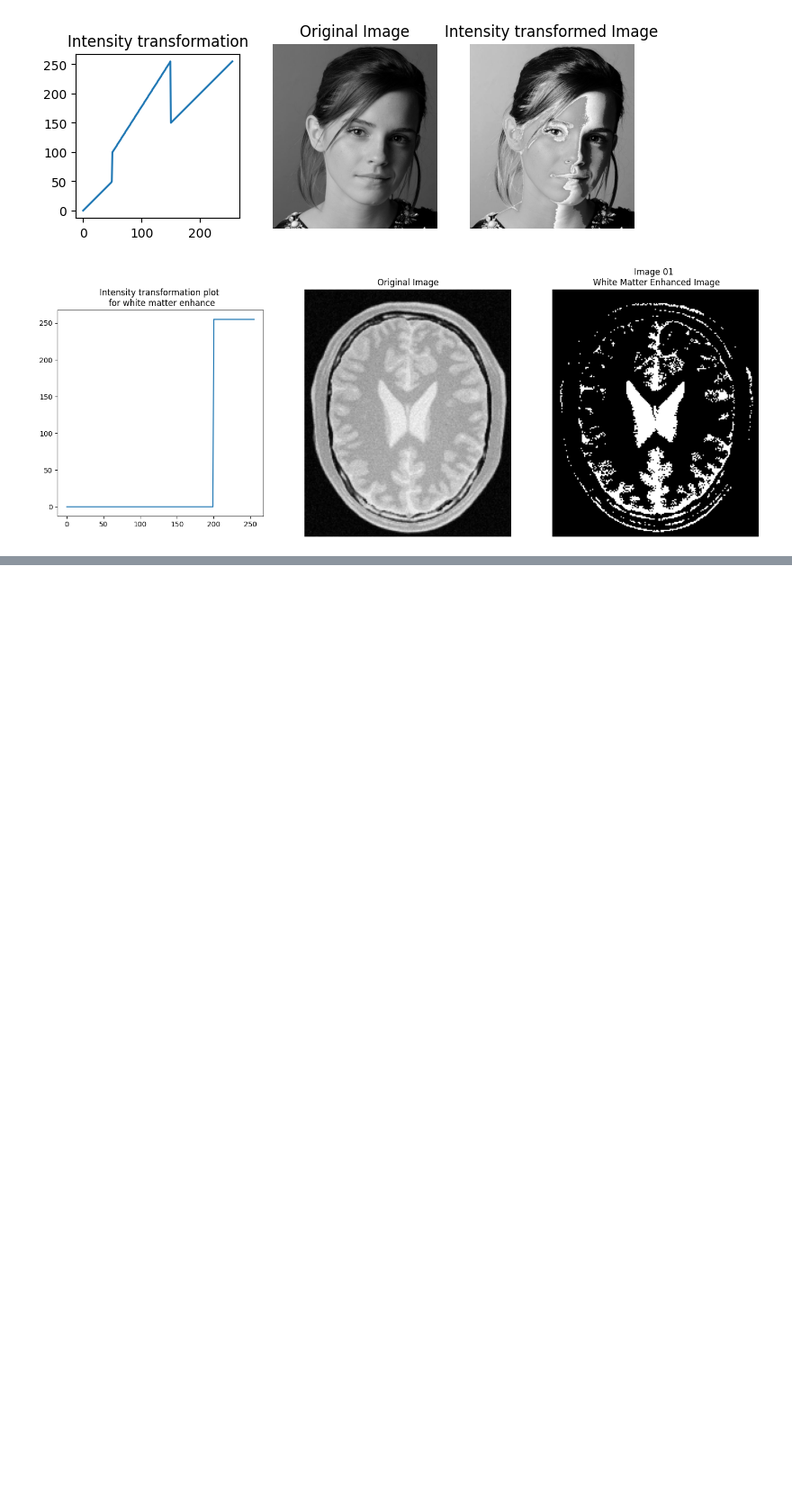
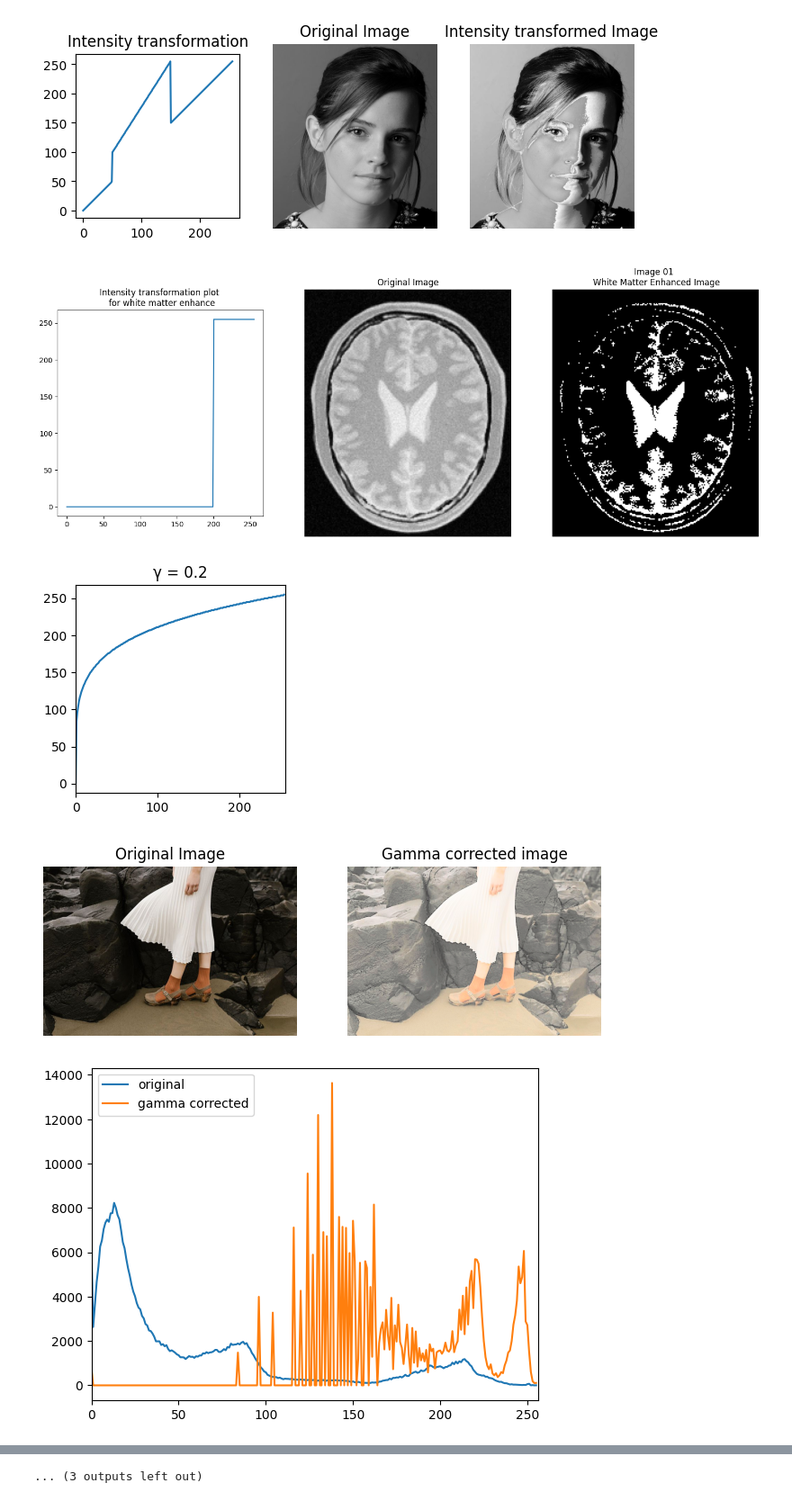
Before and after one commit to chathuwijethunga/EN3160_A_01, a Jupyter notebook: A_01.ipynb, the cells around one changed output, grey strips where cells are left out. Shown at 90% size. Cells and saved outputs as stored; diff of their text form; code cells hidden in the pictures; blank space fills up the shorter version.

```diff
--- a/A_01.ipynb
+++ b/A_01.ipynb
@@ -41,3 +41,35 @@ ax[2].imshow(cv.cvtColor(img_white_matter,cv.COLOR_BGR2RGB)), ax[2].axis('off'),
 plt.show()
 # %% [output]
 [figure]
+# %%
+#Question 03 (a)
+import cv2 as cv
+import numpy as np
+import matplotlib.pyplot as plt
+
+img = cv.imread("highlights_and_shadows.jpg")
+L, a, b = cv.split(cv.cvtColor(img, cv.COLOR_BGR2LAB))
+gamma = [0.2, 0.5, 1, 2, 5]
+
+for i in gamma:
+    t = np.array([(p/255)**i*255 for p in range(0,256)]).astype(np.uint8)
+    g = cv.LUT(L,t)
+
+    fig, ax = plt.subplots(figsize=(3,3))
+    ax.set_title("\u03B3 = "+ str(i)), plt.xlim([0,256]), ax.plot(t)
+    fig, ax = plt.subplots(1,2, figsize = (8,8))
+    ax[0].imshow(cv.cvtColor(img,cv.COLOR_BGR2RGB)), ax[0].set_title('Original Image'), ax[0].axis('off')
+    corrected_img = cv.merge([g, a, b])
+    ax[1].imshow(cv.cvtColor(corrected_img,cv.COLOR_LAB2RGB)), ax[1].set_title('Gamma corrected image'), ax[1].axis('off')
+    plt.show()
+
+    #Question 3 (b)
+    hist1 = cv.calcHist([img],[0],None,[256],[0,256])
+    plt.plot(hist1), plt.xlim([0,256])
+    hist2 = cv.calcHist([corrected_img],[0],None,[256],[0,256])
+    plt.plot(hist2), plt.xlim([0,256]), plt.legend(('original','gamma corrected'),loc='upper left')
+    plt.show()
+# %% [output]
+[figure, added]
+[figure, added]
+[figure, added]
@@ -43,0 +85 @@ plt.show()
+... (3 outputs left out)
```
Also changed, not shown: parts of 1 cell of this notebook.
